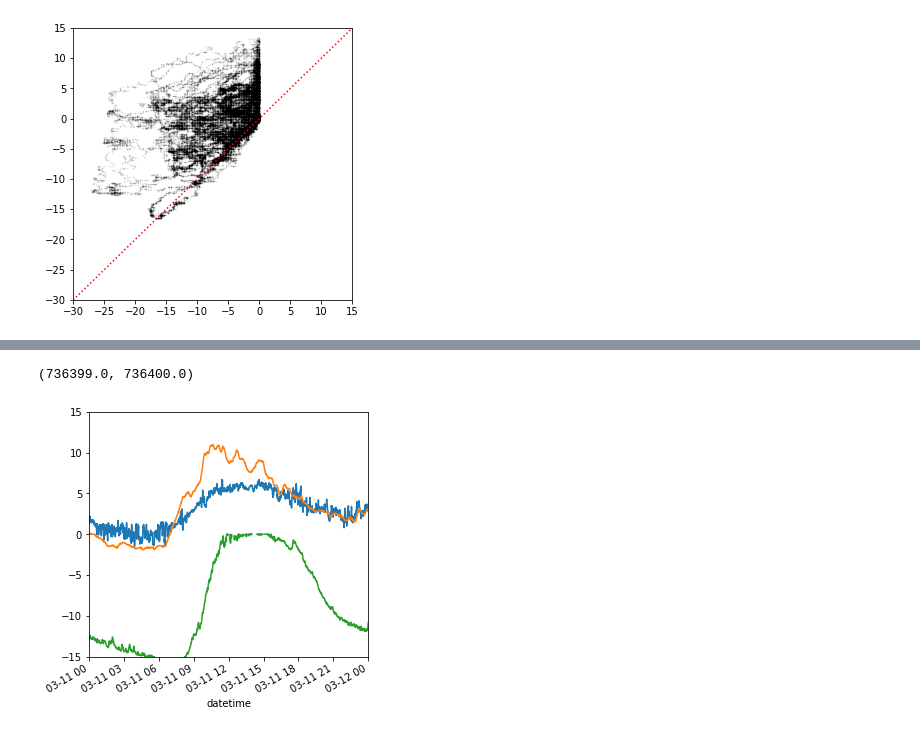
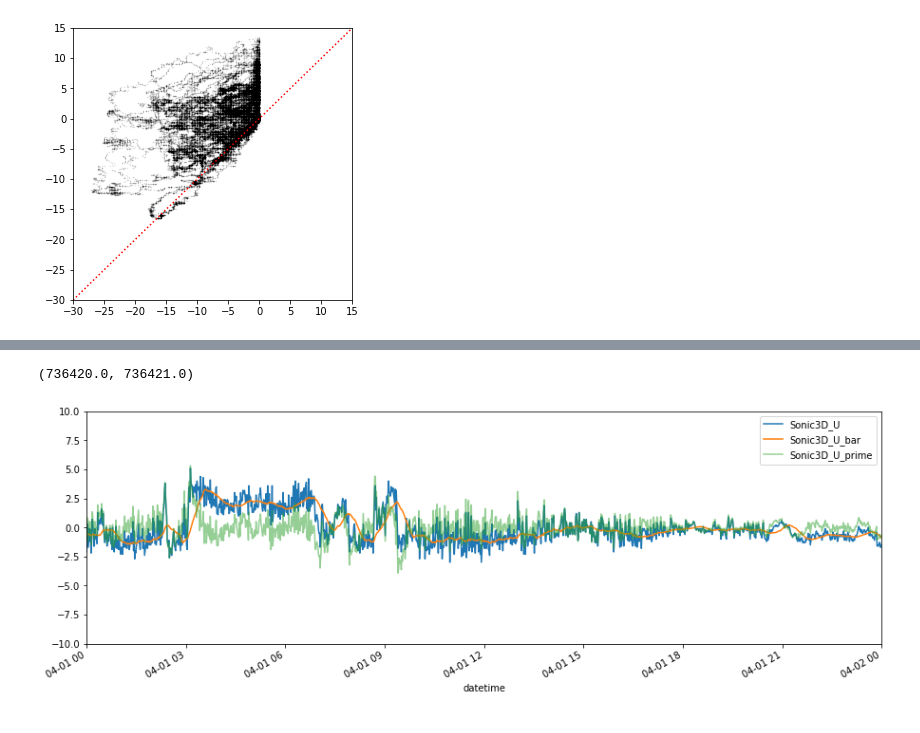
Before and after one commit to moorec52/atmos-boundary-layer, a Jupyter notebook: Untitled.ipynb, the cells around one changed output, grey strips where cells are left out. Saved outputs shown, nothing was run; the diff lists cells and outputs as text; code cells hidden in the pictures.

```diff
--- a/Untitled.ipynb
+++ b/Untitled.ipynb
@@ -92,15 +195,16 @@ winds = winds.set_index('datetime')
 # %%
-startdate = pd.Timestamp('2017-03-11')
-enddate = pd.Timestamp('2017-03-12')
+startdate = pd.Timestamp('2017-04-01')
+enddate = pd.Timestamp('2017-04-02')
 
-plt.figure(figsize=(5,5))
+plt.figure(figsize=(15,5))
 
-winds.Temp.plot()
-cues['Platform temperature; platform temperature/relative humidity; (degrees Celsius)'].plot()
-cues['snow surface temperature; Apogee SI-111 thermal radiometer; (Celsius)'].plot()
+cues.Sonic3D_U.plot()
+cues.Sonic3D_U_bar.plot()
+cues.Sonic3D_U_prime.plot(alpha=0.5)
 
-plt.ylim((-15,15))
+plt.legend()
+plt.ylim((-10,10))
 plt.xlim((startdate,enddate))
 # %% [output]
-(736399.0, 736400.0)
+(736420.0, 736421.0)
-[figure, old version]
+[figure, new version]
```
Also changed, not shown: parts of 11 cells of this notebook, 2 other files.
